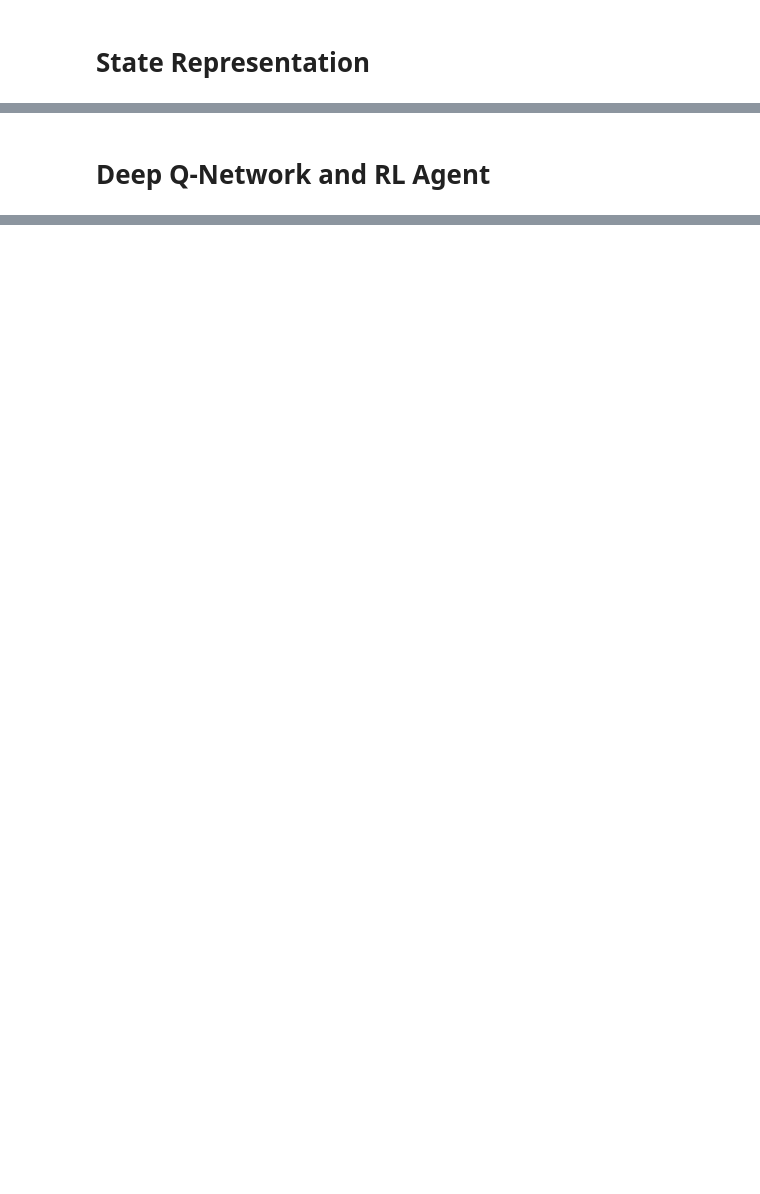
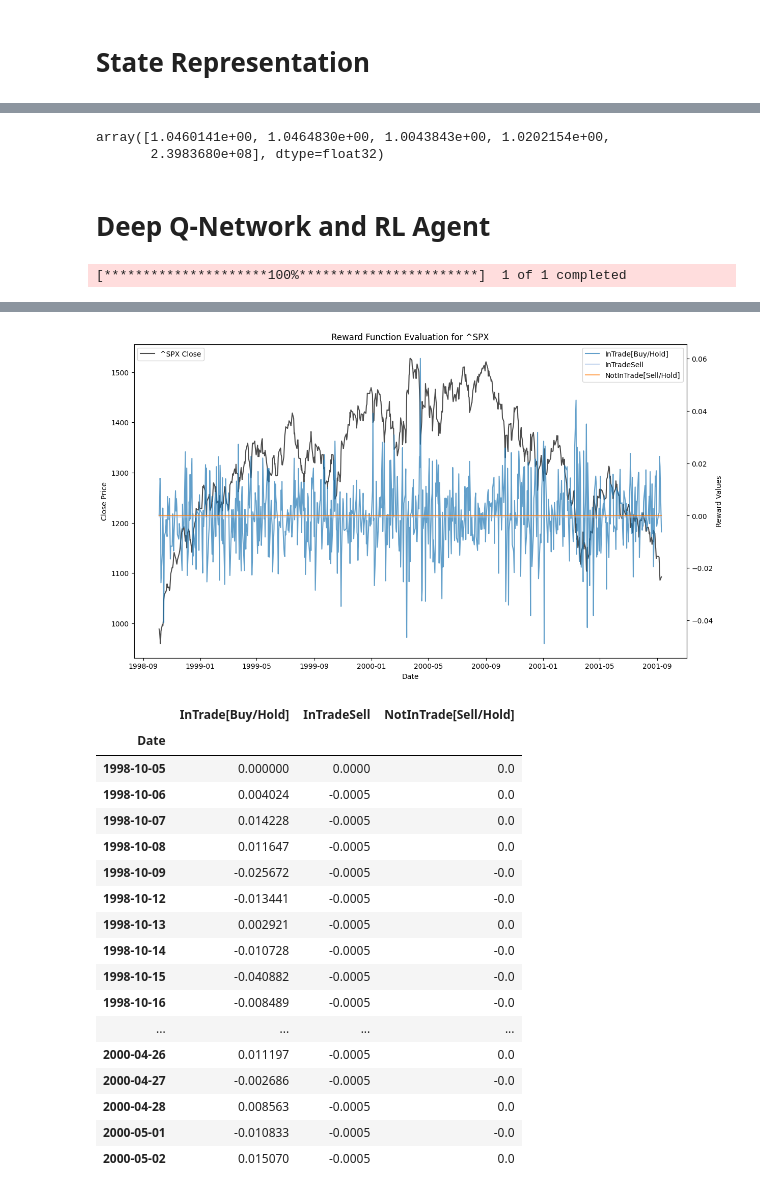
Before and after one commit to shh1v/ReinforceTrader, a Jupyter notebook: ReinforceTrader.ipynb, the cells around one changed output, grey strips where cells are left out. Drawn from its saved outputs; the diff is of its cells as text; code cells hidden in the pictures; blank space fills up the shorter version.

```diff
--- a/ReinforceTrader.ipynb
+++ b/ReinforceTrader.ipynb
@@ -48,8 +123,15 @@ esl.get_state_matrix('train', 1, 'AAPL', 2, 4)
 # %%
-esl.get_state_OHLCV('train', 1, 'AAPL', 1)
+state_loader.get_state_OHLCV('train', 1, 'AAPL', 1)
+# %% [output]
+array([1.0460141e+00, 1.0464830e+00, 1.0043843e+00, 1.0202154e+00,
+       2.3983680e+08], dtype=float32)
 # %% [markdown]
 # Deep Q-Network and RL Agent
 # %%
 # Init the RL agent and DQN Model
 window_size = 26
 agent = RLAgent(window_size=window_size, num_features=(3, 8))
+# %%
+evaluate_reward_function(ticker='^SPX', start_date='1998-10-5', end_date='2001-09-17', reward_fn=agent.calculate_reward)
+# %% [output]
+[*********************100%***********************]  1 of 1 completed
@@ -55,0 +140,19 @@ agent = RLAgent(window_size=window_size, num_features=(3, 8))
+[figure, added]
+|  | InTrade[Buy/Hold] | InTradeSell | NotInTrade[Sell/Hold] |
+| Date |  |  |  |
+| 1998-10-05 | 0.000000 | 0.0000 | 0.0 |
+| 1998-10-06 | 0.004024 | -0.0005 | 0.0 |
+| 1998-10-07 | 0.014228 | -0.0005 | 0.0 |
+| 1998-10-08 | 0.011647 | -0.0005 | 0.0 |
+| 1998-10-09 | -0.025672 | -0.0005 | -0.0 |
+| 1998-10-12 | -0.013441 | -0.0005 | -0.0 |
+| 1998-10-13 | 0.002921 | -0.0005 | 0.0 |
+| 1998-10-14 | -0.010728 | -0.0005 | -0.0 |
+| 1998-10-15 | -0.040882 | -0.0005 | -0.0 |
+| 1998-10-16 | -0.008489 | -0.0005 | -0.0 |
+| ... | ... | ... | ... |
+| 2000-04-26 | 0.011197 | -0.0005 | 0.0 |
+| 2000-04-27 | -0.002686 | -0.0005 | -0.0 |
+| 2000-04-28 | 0.008563 | -0.0005 | 0.0 |
+| 2000-05-01 | -0.010833 | -0.0005 | -0.0 |
+| 2000-05-02 | 0.015070 | -0.0005 | 0.0 |
```
Also changed, not shown: parts of 12 cells of this notebook.
